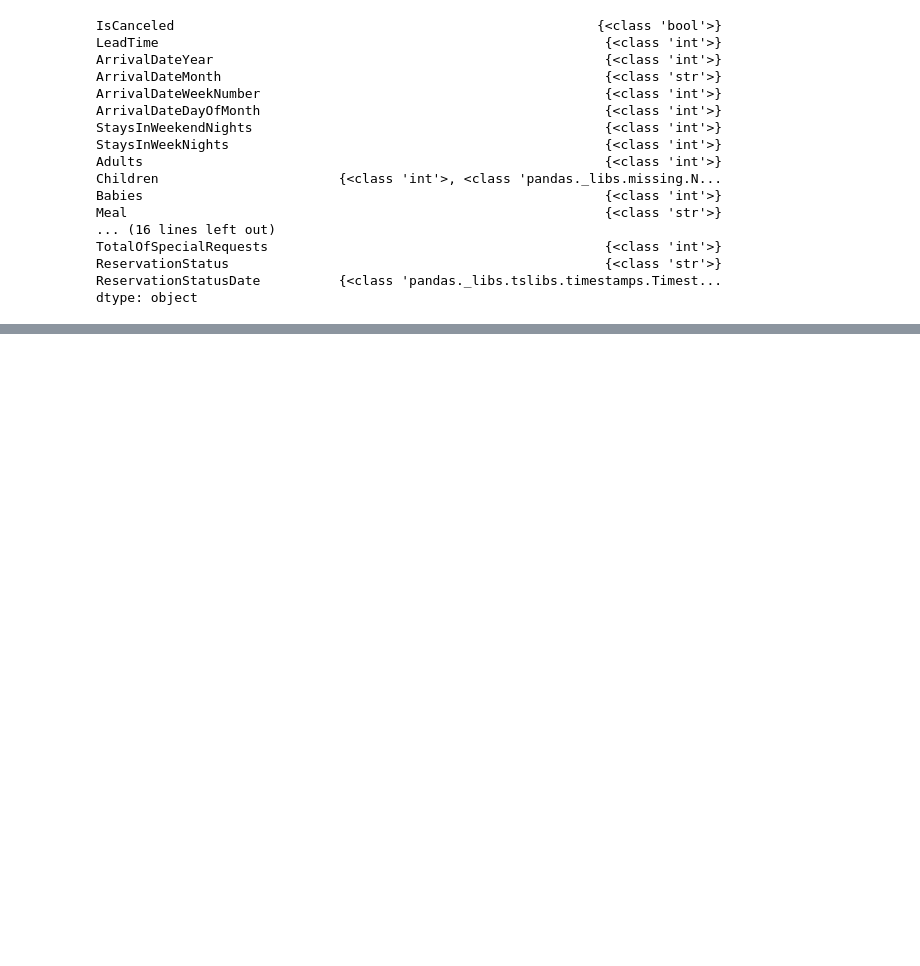
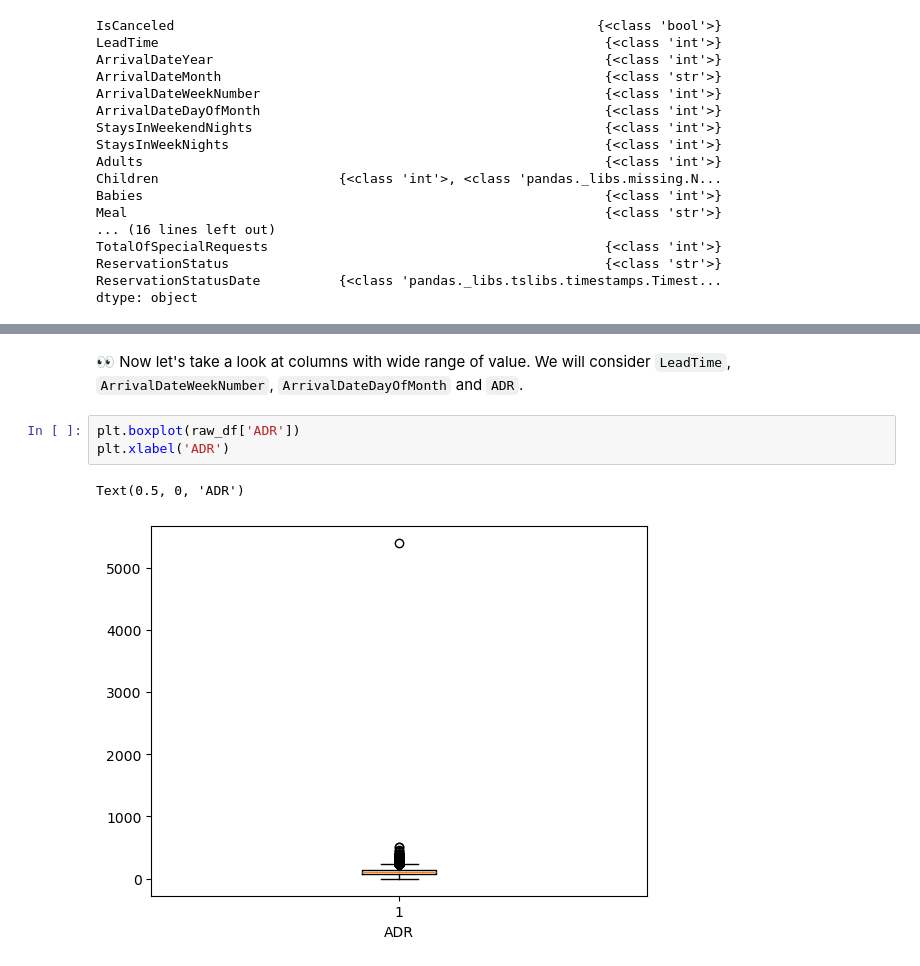
Before and after one commit to danghuynh-bit/LTKHDL_hotekbookingdemand, a Jupyter notebook: 02_Preprocessing.ipynb, the cells around one changed output, grey strips where cells are left out. Drawn from its saved outputs; the diff is of its cells as text; blank space fills up the shorter version.

```diff
--- a/02_Preprocessing.ipynb
+++ b/02_Preprocessing.ipynb
@@ -194,0 +247,8 @@ Our data is now in their correct types 🎊🎊🎊.
+# %% [markdown]
+👀  Now let's take a look at columns with wide range of value. We will consider `LeadTime`, `ArrivalDateWeekNumber`, `ArrivalDateDayOfMonth` and `ADR`.
+# %%
+plt.boxplot(raw_df['ADR'])
+plt.xlabel('ADR')
+# %% [output]
+Text(0.5, 0, 'ADR')
+[figure, added]
```
Also changed, not shown: parts of 26 cells of this notebook.
